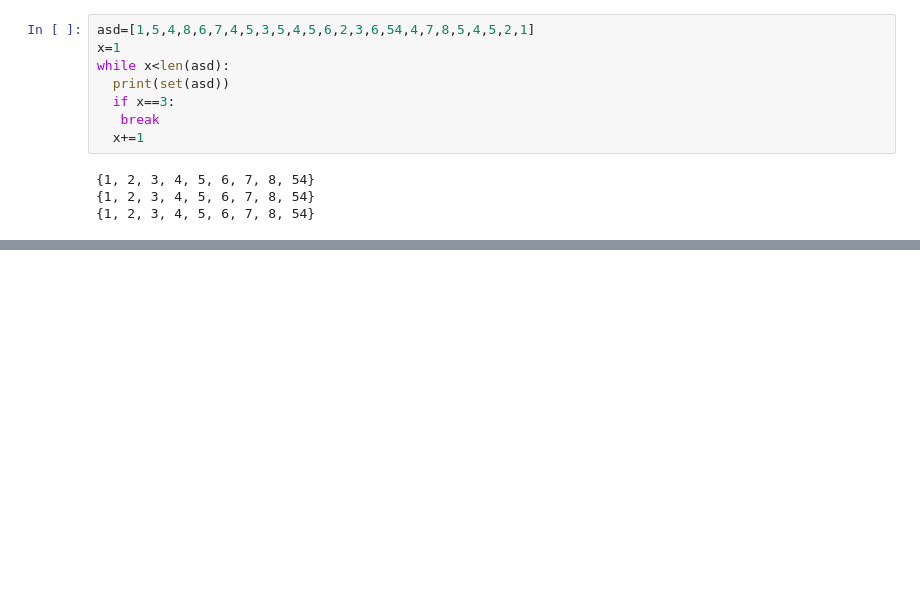
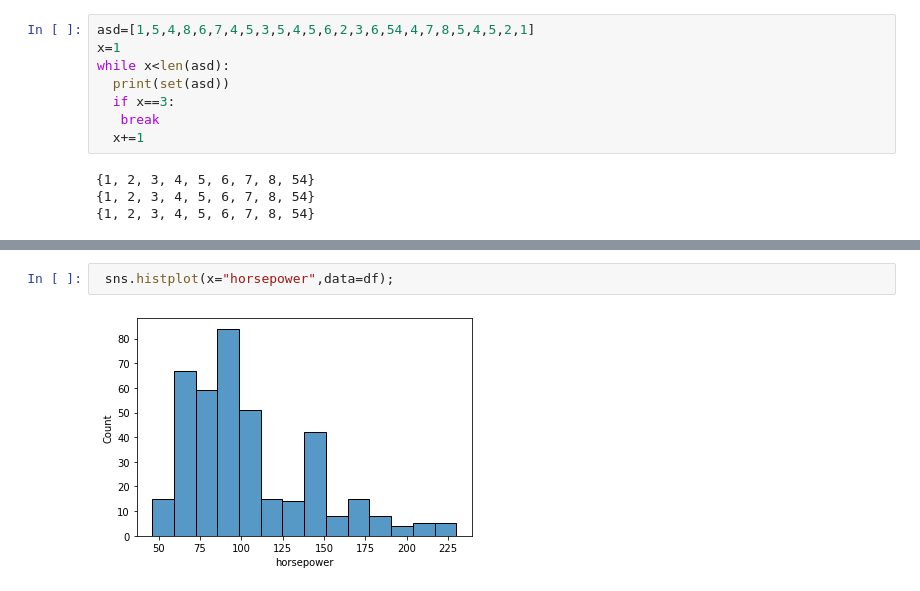
Before and after one commit to Yunus-Ozen-DS/Assignment, a Jupyter notebook: PYTHON_NUMPY_PANDAS.ipynb, the cells around one changed output, grey strips where cells are left out. Saved outputs shown, nothing was run; the diff lists cells and outputs as text; blank space fills up the shorter version.

```diff
--- a/PYTHON_NUMPY_PANDAS.ipynb
+++ b/PYTHON_NUMPY_PANDAS.ipynb
@@ -740,0 +1843,4 @@ for x in aw:
+# %%
+ sns.histplot(x="horsepower",data=df);
+# %% [output]
+[figure, added]
```
Also changed, not shown: parts of 190 cells of this notebook.
